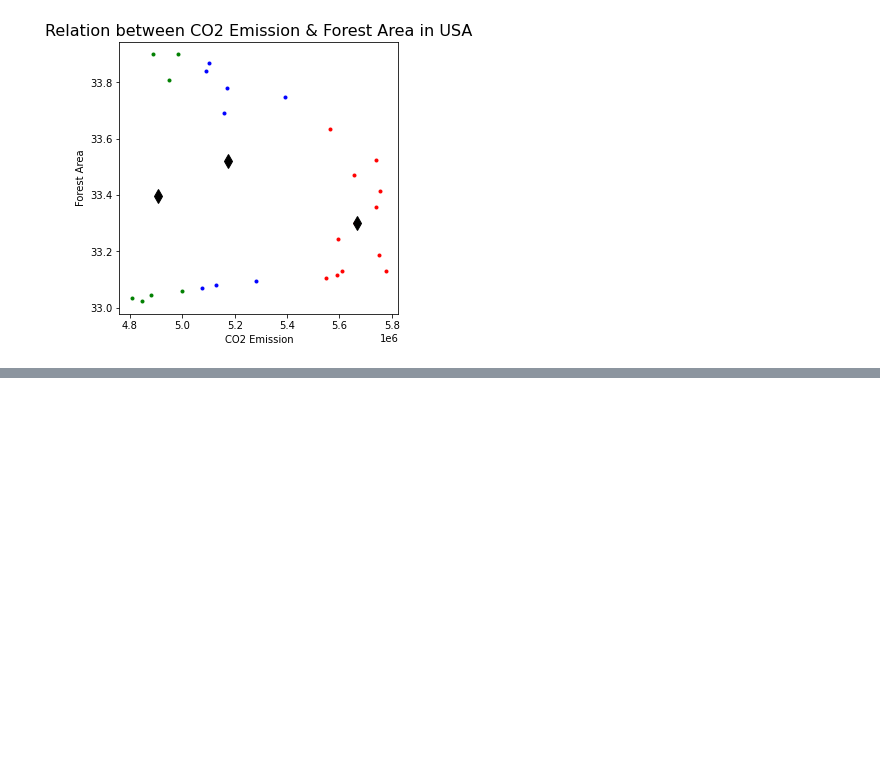
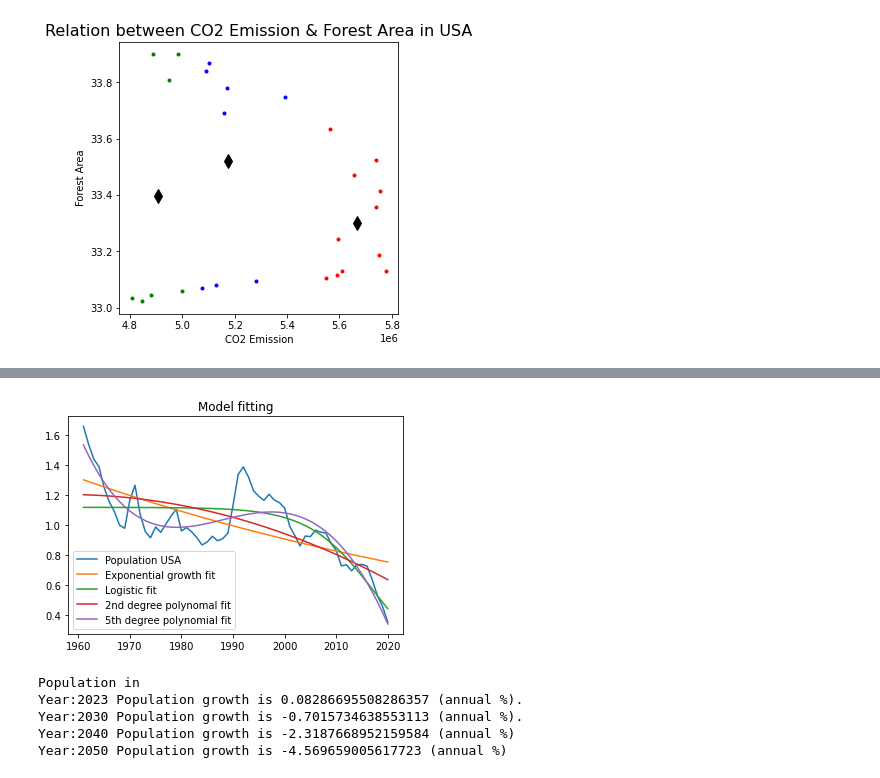
Before and after one commit to Krishnasasi21/ADS_Assignment3, a Jupyter notebook: Krishna_ADS_Assignment3.ipynb, the cells around one changed output, grey strips where cells are left out. Saved outputs shown, nothing was run; the diff lists cells and outputs as text; code cells hidden in the pictures; blank space fills up the shorter version.

```diff
--- a/Krishna_ADS_Assignment3.ipynb
+++ b/Krishna_ADS_Assignment3.ipynb
@@ -437,0 +587,31 @@ plt.show()
+# %%
+
+##################### fit fifth degree polynomial  #####################################
+popt, pcorr = opt.curve_fit(fifth_Degree_Polynomial, slt_USA_PL_tr["Year"], slt_USA_PL_tr["United States"],
+                            absolute_sigma=True)
+slt_USA_PL_tr["pop_fifth_Poly"] = fifth_Degree_Polynomial(slt_USA_PL_tr["Year"], *popt)
+
+#plot
+plt.figure()
+plt.plot(slt_USA_PL_tr["Year"], slt_USA_PL_tr["United States"], label="Population USA")
+plt.plot(slt_USA_PL_tr["Year"], slt_USA_PL_tr["pop_exp"], label="Exponential growth fit")
+plt.plot(slt_USA_PL_tr["Year"], slt_USA_PL_tr["pop_logistic"], label="Logistic fit")
+plt.plot(slt_USA_PL_tr["Year"], slt_USA_PL_tr["pop_Sec_Poly"], label="2nd degree polynomal fit")
+plt.plot(slt_USA_PL_tr["Year"], slt_USA_PL_tr["pop_fifth_Poly"], label="5th degree polynomial fit")
+plt.legend()
+plt.title("Model fitting")
+plt.show()
+
+############# predict the future population growth ###################
+print("Population in")
+print("Year:2023 Population growth is", fifth_Degree_Polynomial(2023, *popt) , "(annual %).")
+print("Year:2030 Population growth is", fifth_Degree_Polynomial(2030, *popt) , "(annual %).")
+print("Year:2040 Population growth is", fifth_Degree_Polynomial(2040, *popt) , "(annual %)")
+print("Year:2050 Population growth is", fifth_Degree_Polynomial(2050, *popt) , "(annual %)")
+# %% [output]
+[figure, added]
+Population in
+Year:2023 Population growth is 0.08286695508286357 (annual %).
+Year:2030 Population growth is -0.7015734638553113 (annual %).
+Year:2040 Population growth is -2.3187668952159584 (annual %)
+Year:2050 Population growth is -4.569659005617723 (annual %)
```
Also changed, not shown: parts of 17 cells of this notebook.
